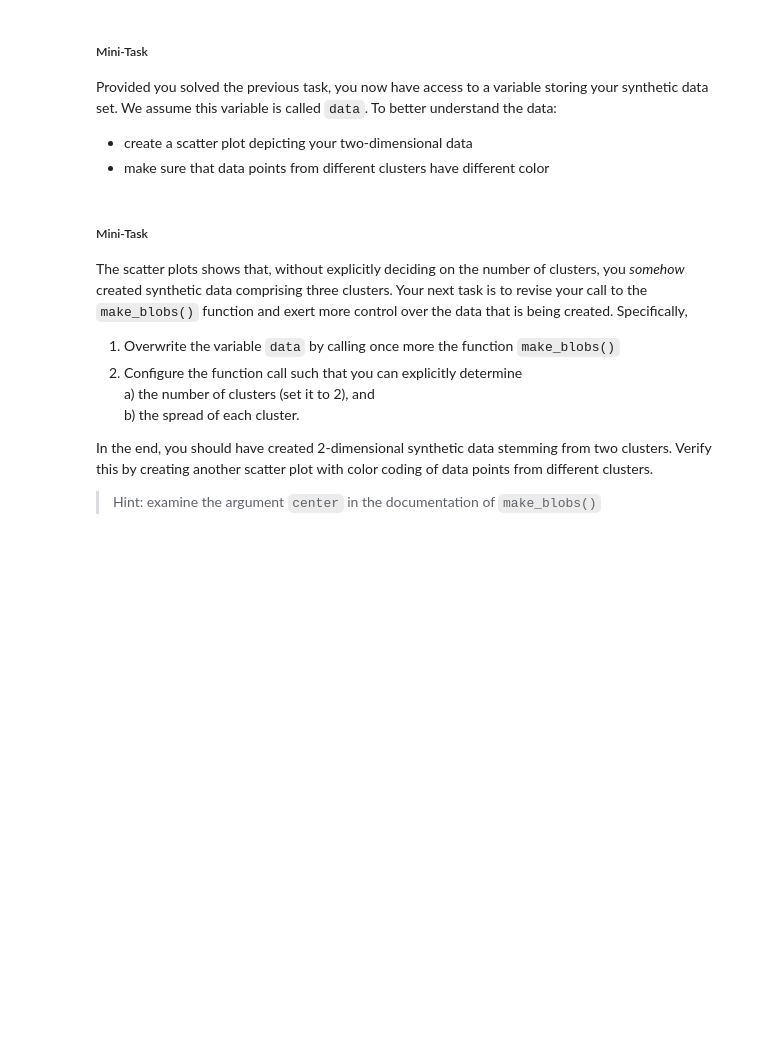
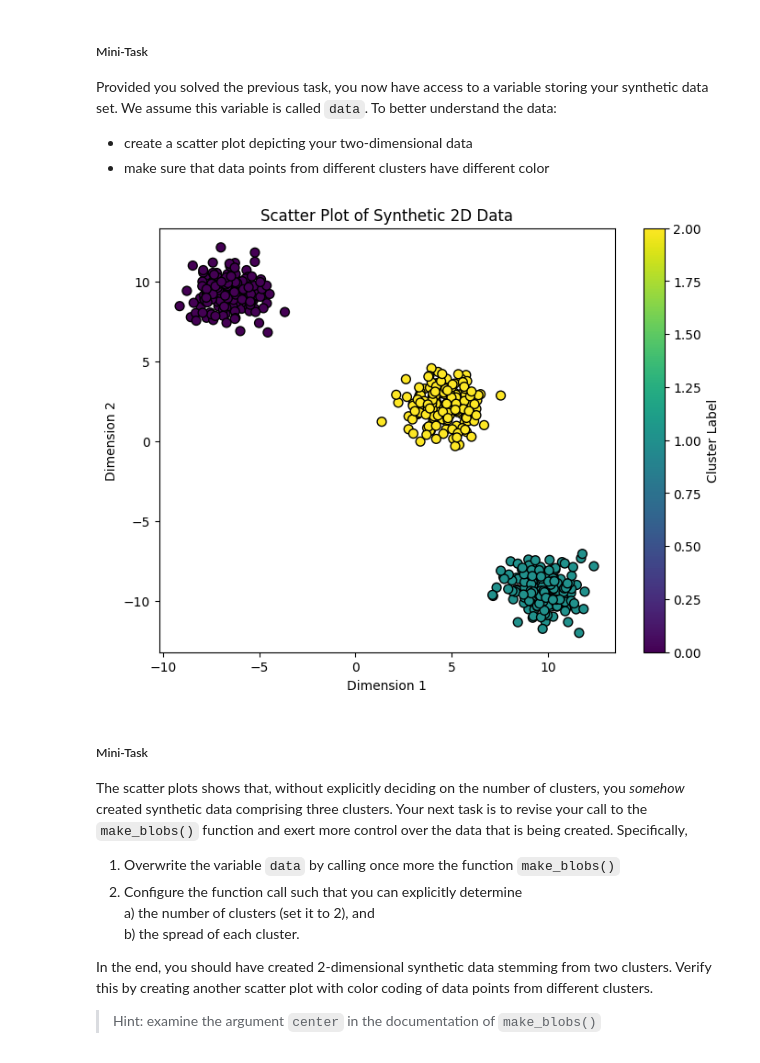
Before and after one commit to Kaktsss/bads-1, a Jupyter notebook: tutorial_notebooks/3_descriptive_analytics_tasks.ipynb, the cells around one changed output. Cells and saved outputs as stored; diff of their text form; code cells hidden in the pictures; blank space fills up the shorter version.

```diff
--- a/tutorial_notebooks/3_descriptive_analytics_tasks.ipynb
+++ b/tutorial_notebooks/3_descriptive_analytics_tasks.ipynb
@@ -70,6 +94,36 @@ array([[  4.32889235,   5.71092508],
 Provided you solved the previous task, you now have access to a variable storing your synthetic data set. We assume this variable is called `data`. To better understand the data:
 - create a scatter plot depicting your two-dimensional data
 - make sure that data points from different clusters have different color
+# %%
+import matplotlib.pyplot as plt
+
+# --- 1. Unpack the Data ---
+# data[0] contains the X, Y coordinates (features)
+# data[1] contains the cluster ID for each point (labels)
+X = data[0]
+y = data[1]
+
+# --- 2. Create the Scatter Plot ---
+plt.figure(figsize=(8, 6))
+
+# plt.scatter arguments:
+# x-axis: X[:, 0] (First column of features)
+# y-axis: X[:, 1] (Second column of features)
+# c=y: Maps the color of each point to its cluster label
+# cmap='viridis': Sets the color scheme
+plt.scatter(X[:, 0], X[:, 1], c=y, cmap='viridis', edgecolor='k', s=50)
+
+# --- 3. Labels and Title ---
+plt.title("Scatter Plot of Synthetic 2D Data")
+plt.xlabel("Dimension 1")
+plt.ylabel("Dimension 2")
+
+# Add a color bar to interpret the clusters
+plt.colorbar(label='Cluster Label')
+
+plt.show()
+# %% [output]
+[figure, added]
 # %% [markdown]
 ##### Mini-Task
 The scatter plots shows that, without explicitly deciding on the number of clusters, you *somehow* created synthetic data comprising three clusters. Your next task is to revise your call to the `make_blobs()` function and exert more control over the data that is being created. Specifically,
```
Also changed, not shown: parts of 5 cells of this notebook.
